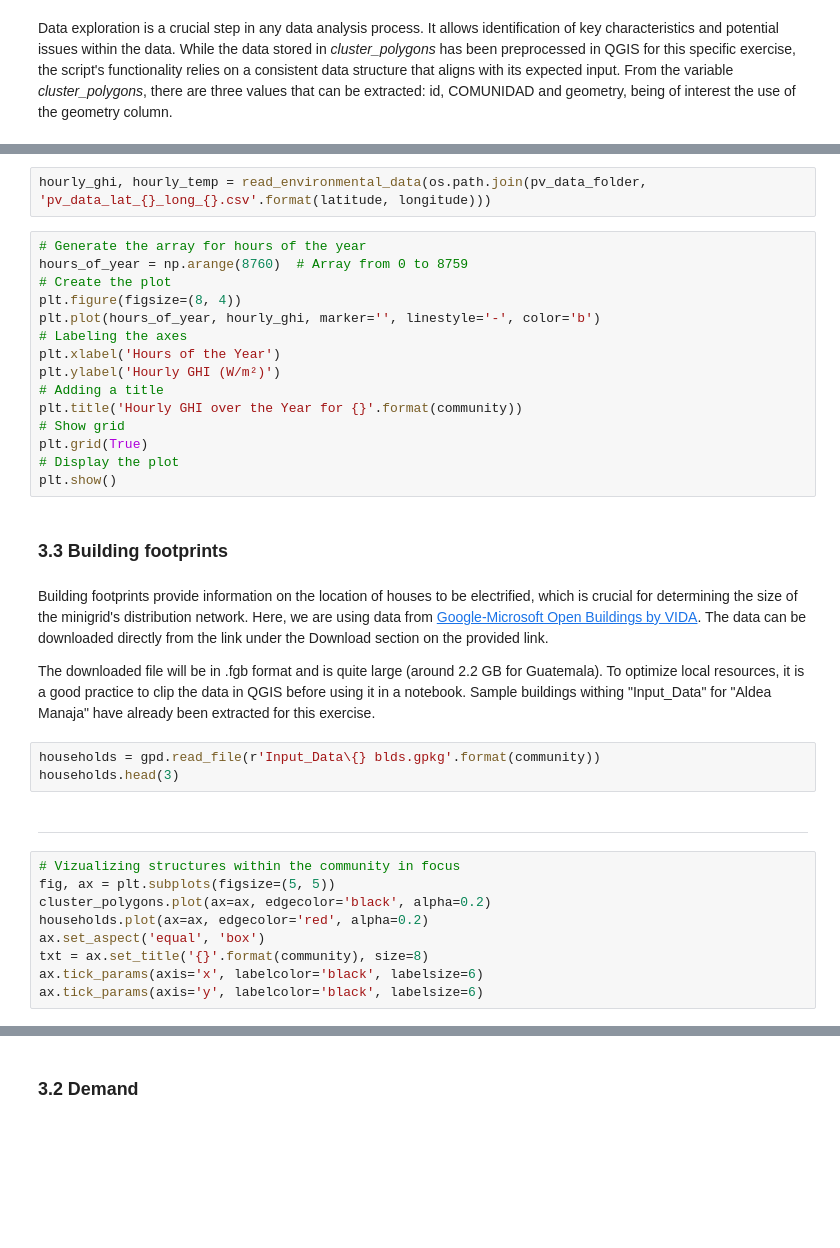
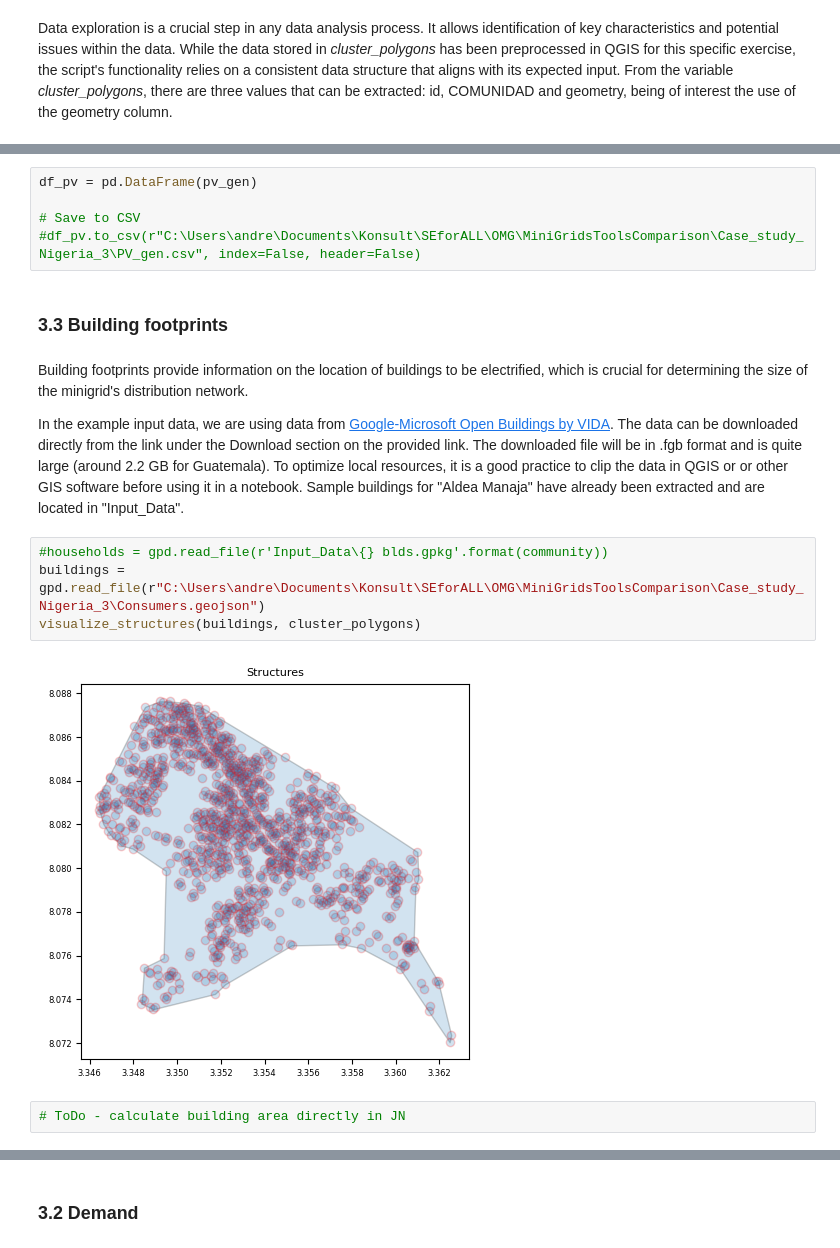
Before and after one commit to SEforALL-IEAP/OMG, a Jupyter notebook: OMG.ipynb, the cells around one changed output, grey strips where cells are left out. Saved outputs shown, nothing was run; the diff lists cells and outputs as text; blank space fills up the shorter version.

```diff
--- a/OMG.ipynb
+++ b/OMG.ipynb
@@ -165,40 +102,22 @@ Finally, the read_environmental_data function defines two variables to extract 8
-# %%
-hourly_ghi, hourly_temp = read_environmental_data(os.path.join(pv_data_folder, 'pv_data_lat_{}_long_{}.csv'.format(latitude, longitude)))
-# %%
-# Generate the array for hours of the year
-hours_of_year = np.arange(8760)  # Array from 0 to 8759
-# Create the plot
-plt.figure(figsize=(8, 4))
-plt.plot(hours_of_year, hourly_ghi, marker='', linestyle='-', color='b')
-# Labeling the axes
-plt.xlabel('Hours of the Year')
-plt.ylabel('Hourly GHI (W/m²)')
-# Adding a title
-plt.title('Hourly GHI over the Year for {}'.format(community))
-# Show grid
-plt.grid(True)
-# Display the plot
-plt.show()
+# %%
+df_pv = pd.DataFrame(pv_gen)
+
+# Save to CSV
+#df_pv.to_csv(r"C:\Users\andre\Documents\Konsult\SEforALL\OMG\MiniGridsToolsComparison\Case_study_Nigeria_3\PV_gen.csv", index=False, header=False)
 # %% [markdown]
 ### 3.3 Building footprints
 # %% [markdown]
-Building footprints provide information on the location of houses to be electrified, which is crucial for determining the size of the minigrid's distribution network. Here, we are using data from [Google-Microsoft Open Buildings by VIDA](https://beta.source.coop/vida/google-microsoft-open-buildings/). The data can be downloaded directly from the link under the Download section on the provided link.
+Building footprints provide information on the location of buildings to be electrified, which is crucial for determining the size of the minigrid's distribution network.
 
-The downloaded file will be in .fgb format and is quite large (around 2.2 GB for Guatemala). To optimize local resources, it is a good practice to clip the data in QGIS before using it in a notebook. Sample buildings withing "Input_Data" for "Aldea Manaja" have already been extracted for this exercise.
+In the example input data, we are using data from [Google-Microsoft Open Buildings by VIDA](https://beta.source.coop/vida/google-microsoft-open-buildings/). The data can be downloaded directly from the link under the Download section on the provided link. The downloaded file will be in .fgb format and is quite large (around 2.2 GB for Guatemala). To optimize local resources, it is a good practice to clip the data in QGIS or or other GIS software before using it in a notebook. Sample buildings for "Aldea Manaja" have already been extracted and are located in "Input_Data".
 # %%
-households = gpd.read_file(r'Input_Data\{} blds.gpkg'.format(community))
-households.head(3)
+#households = gpd.read_file(r'Input_Data\{} blds.gpkg'.format(community))
+buildings = gpd.read_file(r"C:\Users\andre\Documents\Konsult\SEforALL\OMG\MiniGridsToolsComparison\Case_study_Nigeria_3\Consumers.geojson")
+visualize_structures(buildings, cluster_polygons)
+# %% [output]
+[figure, added]
-# %% [markdown]
----------------------------------
-# %%
-# Vizualizing structures within the community in focus
-fig, ax = plt.subplots(figsize=(5, 5))
-cluster_polygons.plot(ax=ax, edgecolor='black', alpha=0.2)
-households.plot(ax=ax, edgecolor='red', alpha=0.2)
-ax.set_aspect('equal', 'box')
-txt = ax.set_title('{}'.format(community), size=8)
-ax.tick_params(axis='x', labelcolor='black', labelsize=6)
-ax.tick_params(axis='y', labelcolor='black', labelsize=6)
+# %%
+# ToDo - calculate building area directly in JN
 # %%
 # Define bins and labels
 bins = [0, 20, 50, 150, float('inf')]
```
Also changed, not shown: parts of 110 cells of this notebook, 2 other files.
